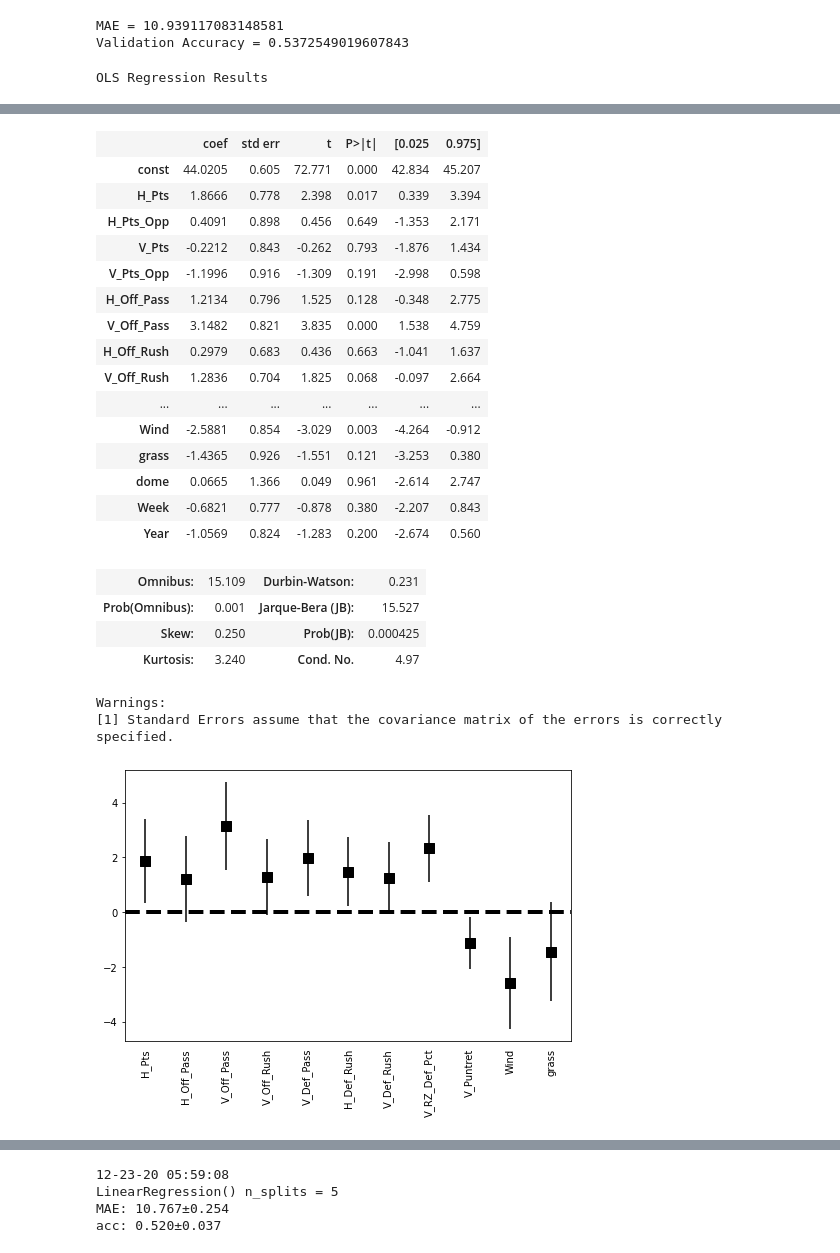
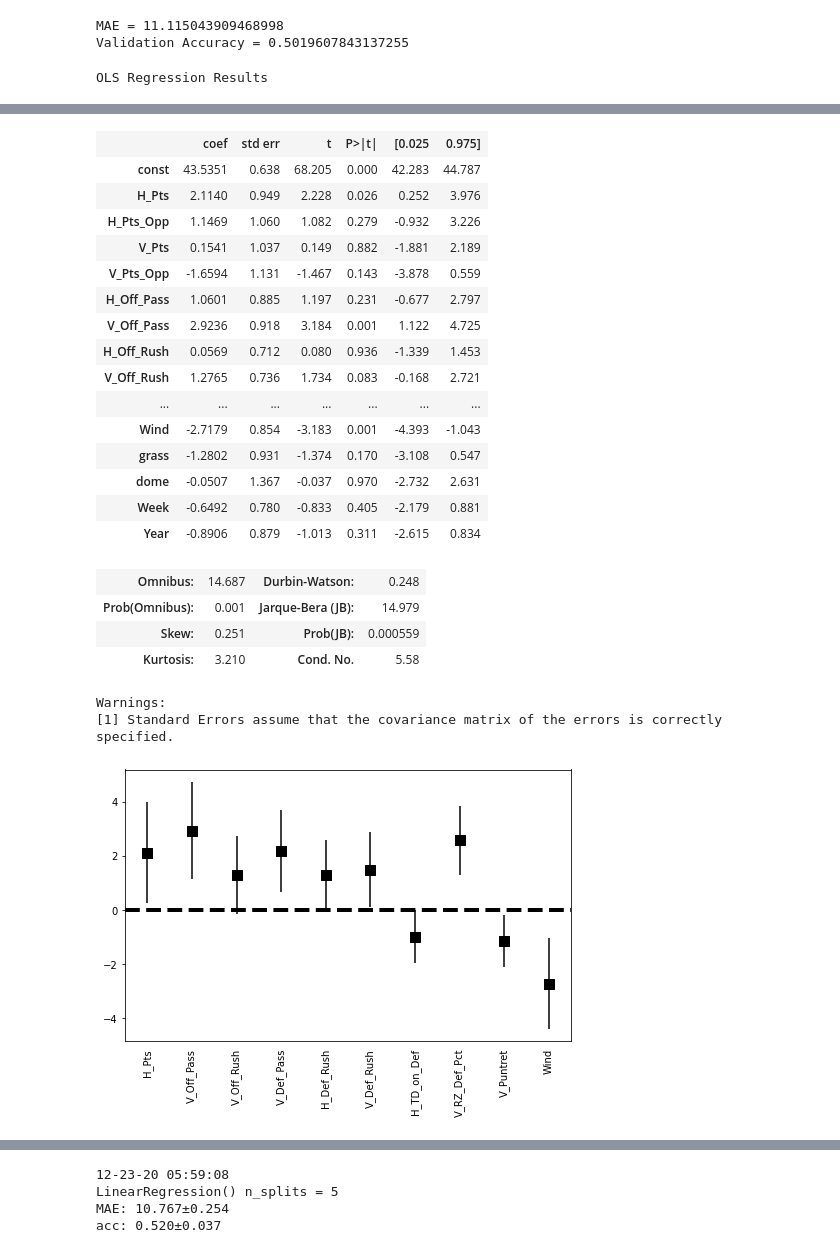
Before and after one commit to titansat74/Projects, a Jupyter notebook: Capstone Two/Cap2_Model.ipynb, the cells around one changed output, grey strips where cells are left out. Saved outputs shown, nothing was run; the diff lists cells and outputs as text; code cells hidden in the pictures.

```diff
--- a/Capstone Two/Cap2_Model.ipynb
+++ b/Capstone Two/Cap2_Model.ipynb
@@ -223,7 +223,3 @@ def plot_coef(OLS,p_thresh=None):
     ax.axhline(y=0, linestyle='--', color='black', linewidth=4)
     ax.xaxis.set_ticks_position('none')
     return
-# %%
-path = 'data/df_complete.pkl'
-with open(path,'rb') as f:
-    dfall = pickle.load(f)
@@ -238,6 +238,7 @@ path = 'data/df_2010_2019_5wk.pkl'
 with open(path,'rb') as f:
     dfgame = pickle.load(f)
 # %%
+print_time()
 train_ratio = 0.70
 seed = 37
 X = dfgame.drop(['Tot_Pts','Over_Under','Home_Team','Vis_Team','H_Game','V_Game'],axis=1)
@@ -245,8 +246,7 @@ X = X.drop(['a_turf','astroplay','fieldturf','sportturf','matrixturf'],axis=1)
 y = dfgame['Tot_Pts']
 
 vifdrop=['H_TD','V_TD','H_Pass_Metric','V_Pass_Metric','H_Rush_Metric','V_Rush_Metric','H_RZ_Pct','V_RZ_Pct',
-         'H_Poss','V_Poss','H_Plays','V_Plays','H_TO_Gain','V_TO_Gain','H_TO_Lost','V_TO_Lost','H_TD_on_Def',
-         'V_TD_on_Def']
+         'H_Poss','V_Poss','H_Plays','V_Plays']
 X = X.drop(vifdrop,axis=1)
 # W/out Pass/Rush Metrics, Scores, Possession, Plays, dome, TOs, TDs
 X_train, X_val, X_test, y_train, y_val, y_test  = tt_split(X, y, train_ratio, seed=seed, val=True)
@@ -284,17 +285,16 @@ X = X.drop(['a_turf','astroplay','fieldturf','sportturf','matrixturf'],axis=1)
 y = dfgame['Tot_Pts']
 
 vifdrop=['H_TD','V_TD','H_Pass_Metric','V_Pass_Metric','H_Rush_Metric','V_Rush_Metric','H_RZ_Pct','V_RZ_Pct',
-         'H_Poss','V_Poss','H_Plays','V_Plays','H_TO_Gain','V_TO_Gain','H_TO_Lost','V_TO_Lost','H_TD_on_Def',
-         'V_TD_on_Def']
+         'H_Poss','V_Poss','H_Plays','V_Plays']
 X = X.drop(vifdrop,axis=1)
 X_train, X_val, X_test, y_train, y_val, y_test = tt_split(X, y, train_ratio, seed=seed, val=True)
 X_train = sm.add_constant(X_train)
 X_val = sm.add_constant(X_val)
-OLS = sm.OLS(y_train, X_train).fit()
-ypred=OLS.predict(X_val)
+n_scaled = sm.OLS(y_train, X_train).fit()
+ypred=n_scaled.predict(X_val)
 print(f'MAE = {mean_absolute_error(y_val,ypred)}')
 print(f'Validation Accuracy = {ou_accuracy(y_val,ypred)}')
 #get_coef(LR.coef_,X_train.columns)
-plot_coef(OLS,p_thresh=0.15)
-OLS.summary()
+#plot_coef(n_scaled,p_thresh=0.10)
+n_scaled.summary()
 # %% [output]
@@ -338,5 +337,5 @@ strong multicollinearity or other numerical problems.
 # %%
-# Not scaled, no turf, High VIF Features dropped
+# Scaled, no turf, High VIF Features dropped
 import statsmodels.api as sm
 train_ratio = 0.7
 seed = 37
@@ -345,8 +344,7 @@ X = X.drop(['a_turf','astroplay','fieldturf','sportturf','matrixturf'],axis=1)
 y = dfgame['Tot_Pts']
 
 vifdrop=['H_TD','V_TD','H_Pass_Metric','V_Pass_Metric','H_Rush_Metric','V_Rush_Metric','H_RZ_Pct','V_RZ_Pct',
-         'H_Poss','V_Poss','H_Plays','V_Plays','H_TO_Gain','V_TO_Gain','H_TO_Lost','V_TO_Lost','H_TD_on_Def',
-         'V_TD_on_Def']
+         'H_Poss','V_Poss','H_Plays','V_Plays']
 X = X.drop(vifdrop,axis=1)
 X_train, X_val, X_test, y_train, y_val, y_test = tt_split(X, y, train_ratio, seed=seed, val=True)
 sca_train = X_train
@@ -354,13 +352,13 @@ sca_train[sca_train.columns] = robust.fit_transform(sca_train[sca_train.columns]
 sca_train = sm.add_constant(sca_train)
 sca_val = robust.transform(X_val)
 sca_val = sm.add_constant(sca_val)
-OLS = sm.OLS(y_train, sca_train).fit()
-ypred=OLS.predict(sca_val)
+scaled = sm.OLS(y_train, sca_train).fit()
+ypred=scaled.predict(sca_val)
 print(f'MAE = {mean_absolute_error(y_val,ypred)}')
 print(f'Validation Accuracy = {ou_accuracy(y_val,ypred)}')
-plot_coef(OLS,p_thresh=0.15)
-OLS.summary()
+plot_coef(scaled,p_thresh=0.10)
+scaled.summary()
 # %% [output]
-MAE = 10.939117083148581
-Validation Accuracy = 0.5372549019607843
+MAE = 11.115043909468998
+Validation Accuracy = 0.5019607843137255
 OLS Regression Results
@@ -375,24 +373,24 @@ OLS Regression Results
 | Covariance Type: | nonrobust |  |  |
 |  | coef | std err | t | P>|t| | [0.025 | 0.975] |
-| const | 44.0205 | 0.605 | 72.771 | 0.000 | 42.834 | 45.207 |
-| H_Pts | 1.8666 | 0.778 | 2.398 | 0.017 | 0.339 | 3.394 |
-| H_Pts_Opp | 0.4091 | 0.898 | 0.456 | 0.649 | -1.353 | 2.171 |
-| V_Pts | -0.2212 | 0.843 | -0.262 | 0.793 | -1.876 | 1.434 |
-| V_Pts_Opp | -1.1996 | 0.916 | -1.309 | 0.191 | -2.998 | 0.598 |
-| H_Off_Pass | 1.2134 | 0.796 | 1.525 | 0.128 | -0.348 | 2.775 |
-| V_Off_Pass | 3.1482 | 0.821 | 3.835 | 0.000 | 1.538 | 4.759 |
-| H_Off_Rush | 0.2979 | 0.683 | 0.436 | 0.663 | -1.041 | 1.637 |
-| V_Off_Rush | 1.2836 | 0.704 | 1.825 | 0.068 | -0.097 | 2.664 |
+| const | 43.5351 | 0.638 | 68.205 | 0.000 | 42.283 | 44.787 |
+| H_Pts | 2.1140 | 0.949 | 2.228 | 0.026 | 0.252 | 3.976 |
+| H_Pts_Opp | 1.1469 | 1.060 | 1.082 | 0.279 | -0.932 | 3.226 |
+| V_Pts | 0.1541 | 1.037 | 0.149 | 0.882 | -1.881 | 2.189 |
+| V_Pts_Opp | -1.6594 | 1.131 | -1.467 | 0.143 | -3.878 | 0.559 |
+| H_Off_Pass | 1.0601 | 0.885 | 1.197 | 0.231 | -0.677 | 2.797 |
+| V_Off_Pass | 2.9236 | 0.918 | 3.184 | 0.001 | 1.122 | 4.725 |
+| H_Off_Rush | 0.0569 | 0.712 | 0.080 | 0.936 | -1.339 | 1.453 |
+| V_Off_Rush | 1.2765 | 0.736 | 1.734 | 0.083 | -0.168 | 2.721 |
 | ... | ... | ... | ... | ... | ... | ... |
-| Wind | -2.5881 | 0.854 | -3.029 | 0.003 | -4.264 | -0.912 |
-| grass | -1.4365 | 0.926 | -1.551 | 0.121 | -3.253 | 0.380 |
-| dome | 0.0665 | 1.366 | 0.049 | 0.961 | -2.614 | 2.747 |
-| Week | -0.6821 | 0.777 | -0.878 | 0.380 | -2.207 | 0.843 |
-| Year | -1.0569 | 0.824 | -1.283 | 0.200 | -2.674 | 0.560 |
+| Wind | -2.7179 | 0.854 | -3.183 | 0.001 | -4.393 | -1.043 |
+| grass | -1.2802 | 0.931 | -1.374 | 0.170 | -3.108 | 0.547 |
+| dome | -0.0507 | 1.367 | -0.037 | 0.970 | -2.732 | 2.631 |
+| Week | -0.6492 | 0.780 | -0.833 | 0.405 | -2.179 | 0.881 |
+| Year | -0.8906 | 0.879 | -1.013 | 0.311 | -2.615 | 0.834 |
-| Omnibus: | 15.109 | Durbin-Watson: | 0.231 |
-| Prob(Omnibus): | 0.001 | Jarque-Bera (JB): | 15.527 |
-| Skew: | 0.250 | Prob(JB): | 0.000425 |
-| Kurtosis: | 3.240 | Cond. No. | 4.97 |
+| Omnibus: | 14.687 | Durbin-Watson: | 0.248 |
+| Prob(Omnibus): | 0.001 | Jarque-Bera (JB): | 14.979 |
+| Skew: | 0.251 | Prob(JB): | 0.000559 |
+| Kurtosis: | 3.210 | Cond. No. | 5.58 |
 Warnings:
 [1] Standard Errors assume that the covariance matrix of the errors is correctly specified.
-[figure, old version]
+[figure, new version]
```
Also changed, not shown: parts of 25 cells of this notebook.
